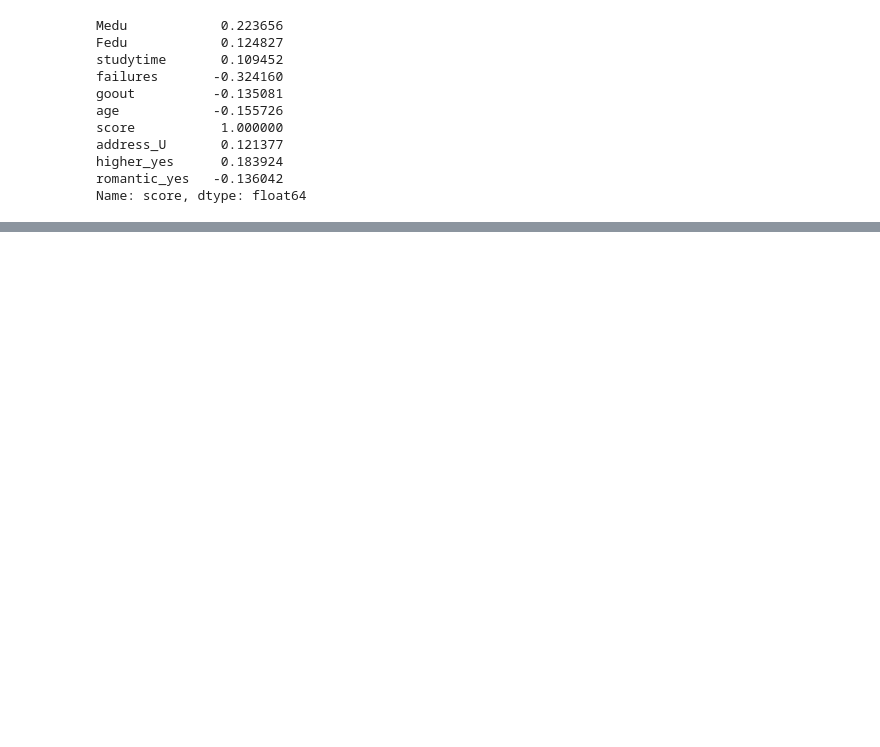
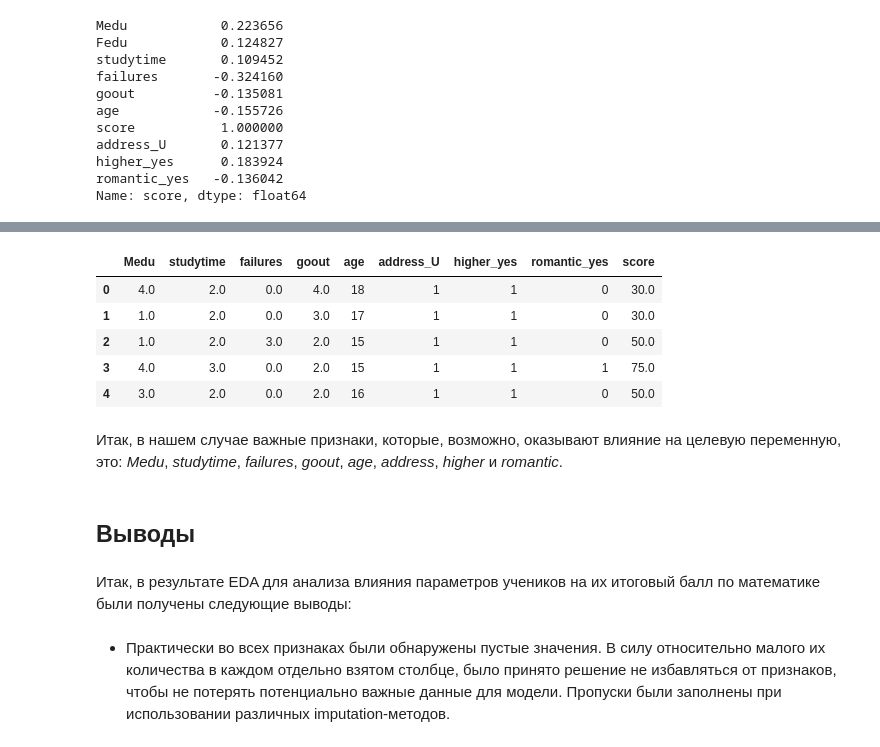
Before and after one commit to artkel/module_2, a Jupyter notebook: _EDA_UNICEF_.ipynb, the cells around one changed output, grey strips where cells are left out. Cells and saved outputs as stored; diff of their text form; code cells hidden in the pictures; blank space fills up the shorter version.

```diff
--- a/_EDA_UNICEF_.ipynb
+++ b/_EDA_UNICEF_.ipynb
@@ -1044,0 +937,13 @@ df_nominal_imp.columns
+# %%
+df_model.drop("Fedu", axis=1, inplace=True)
+# %%
+df_model.head()
+# %% [output]
+|  | Medu | studytime | failures | goout | age | address_U | higher_yes | romantic_yes | score |
+| 0 | 4.0 | 2.0 | 0.0 | 4.0 | 18 | 1 | 1 | 0 | 30.0 |
+| 1 | 1.0 | 2.0 | 0.0 | 3.0 | 17 | 1 | 1 | 0 | 30.0 |
+| 2 | 1.0 | 2.0 | 3.0 | 2.0 | 15 | 1 | 1 | 0 | 50.0 |
+| 3 | 4.0 | 3.0 | 0.0 | 2.0 | 15 | 1 | 1 | 1 | 75.0 |
+| 4 | 3.0 | 2.0 | 0.0 | 2.0 | 16 | 1 | 1 | 0 | 50.0 |
+# %% [markdown]
+Итак, в нашем случае важные признаки, которые, возможно, оказывают влияние на целевую переменную, это: *Medu*, *studytime*, *failures*, *goout*, *age*, *address*, *higher* и *romantic*.
@@ -1044,0 +953,6 @@ df_nominal_imp.columns
+# %% [markdown]
+## Выводы
+# %% [markdown]
+Итак, в результате EDA для анализа влияния параметров учеников на их итоговый балл по математике были получены следующие выводы:
+# %% [markdown]
+* Практически во всех признаках были обнаружены пустые значения. В силу относительно малого их количества в каждом отдельно взятом столбце, было принято решение не избавляться от признаков, чтобы не потерять потенциально важные данные для модели. Пропуски были заполнены при использовании различных imputation-методов.
```
Also changed, not shown: parts of 107 cells of this notebook.
